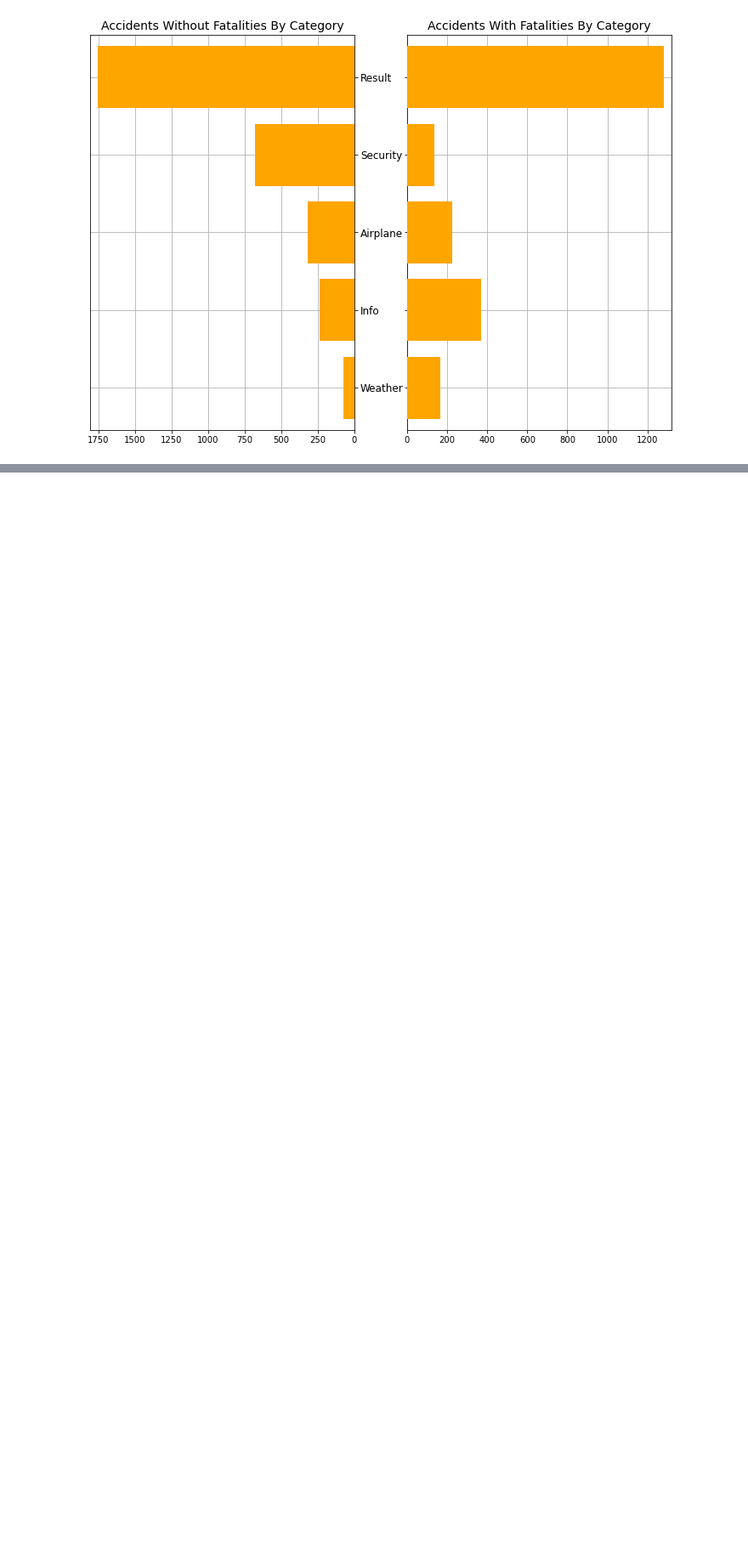
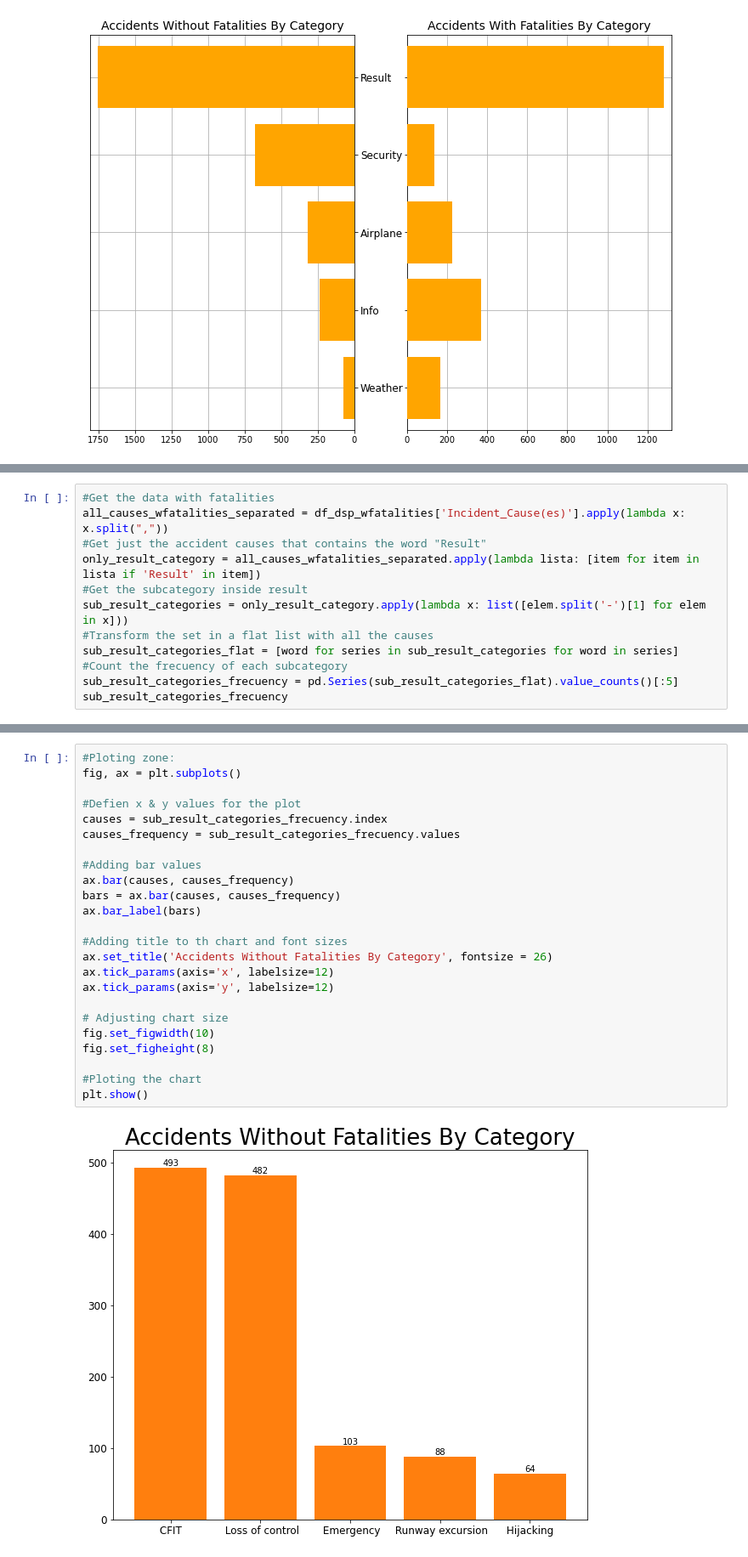
Before and after one commit to Camilo-Quiceno/data_science_project_aircraft, a Jupyter notebook: data-science-proyect.ipynb, the cells around one changed output, grey strips where cells are left out. Shown at 85% size. Cells and saved outputs as stored; diff of their text form; blank space fills up the shorter version.

Commit message:
What are the subcategories inside "Result" most common in accidents with fatalities?
Add all the logic to answer and plot the question.

```diff
--- a/data-science-proyect.ipynb
+++ b/data-science-proyect.ipynb
@@ -192,0 +195,12 @@ plt.show()
+# %%
+#Get the data with fatalities
+all_causes_wfatalities_separated = df_dsp_wfatalities['Incident_Cause(es)'].apply(lambda x: x.split(","))
+#Get just the accident causes that contains the word "Result"
+only_result_category = all_causes_wfatalities_separated.apply(lambda lista: [item for item in lista if 'Result' in item])
+#Get the subcategory inside result
+sub_result_categories = only_result_category.apply(lambda x: list([elem.split('-')[1] for elem in x]))
+#Transform the set in a flat list with all the causes
+sub_result_categories_flat = [word for series in sub_result_categories for word in series]
+#Count the frecuency of each subcategory
+sub_result_categories_frecuency = pd.Series(sub_result_categories_flat).value_counts()[:5]
+sub_result_categories_frecuency
@@ -192,0 +214,26 @@ plt.show()
+# %%
+#Ploting zone:
+fig, ax = plt.subplots()
+
+#Defien x & y values for the plot
+causes = sub_result_categories_frecuency.index
+causes_frequency = sub_result_categories_frecuency.values
+
+#Adding bar values
+ax.bar(causes, causes_frequency)
+bars = ax.bar(causes, causes_frequency)
+ax.bar_label(bars)
+
+#Adding title to th chart and font sizes
+ax.set_title('Accidents Without Fatalities By Category', fontsize = 26)
+ax.tick_params(axis='x', labelsize=12)
+ax.tick_params(axis='y', labelsize=12)
+
+# Adjusting chart size
+fig.set_figwidth(10)
+fig.set_figheight(8)
+
+#Ploting the chart
+plt.show()
+# %% [output]
+[figure, added]
```
Also changed, not shown: parts of 2 cells of this notebook.
